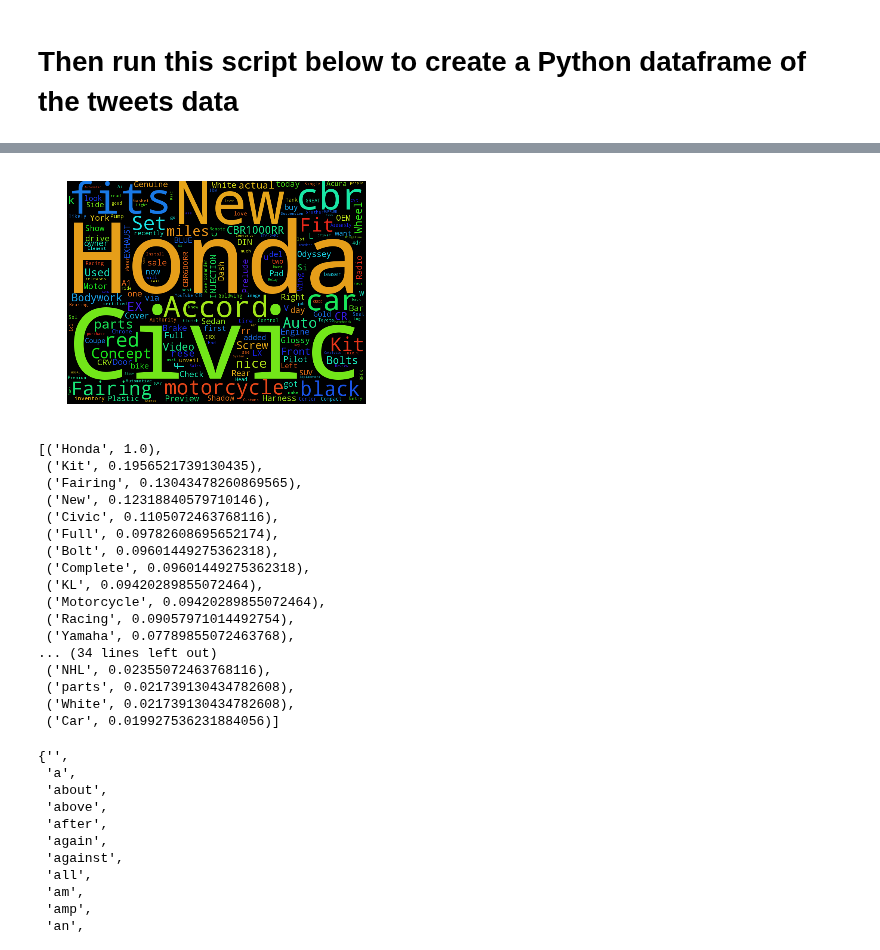
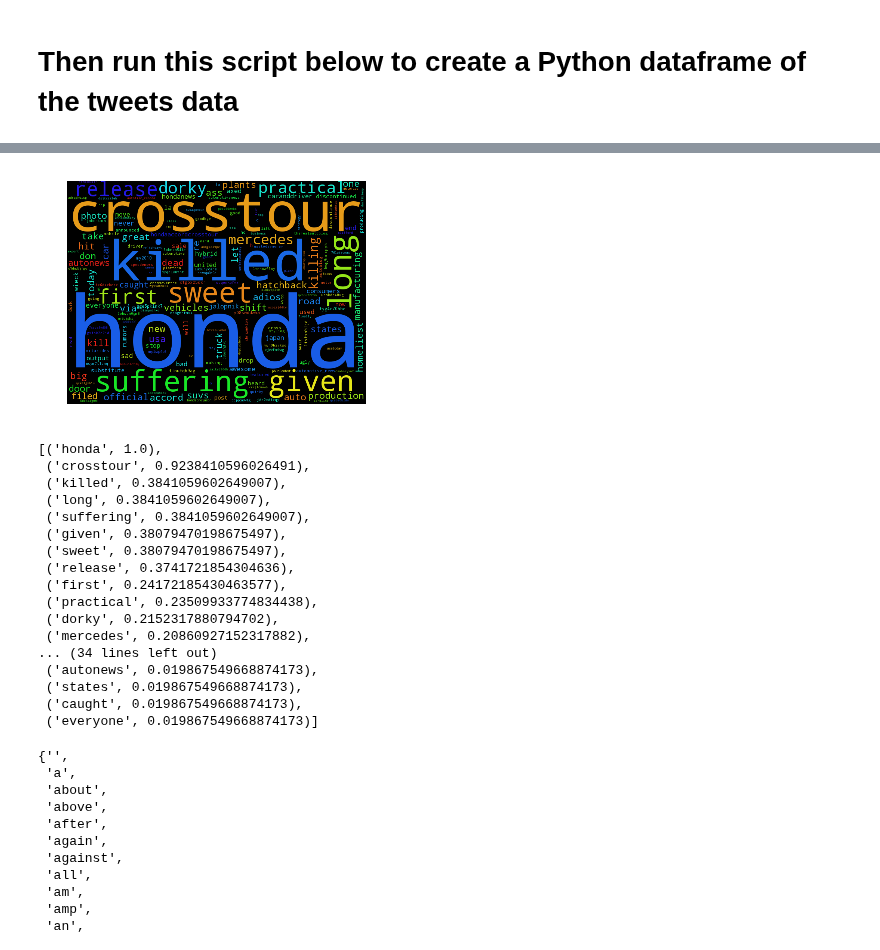
Before and after one commit to pybokeh/jupyter_notebooks, a Jupyter notebook: word_cloud/Mining_Twitter.ipynb, the cells around one changed output, grey strips where cells are left out. Cells and saved outputs as stored; diff of their text form; code cells hidden in the pictures.

```diff
--- a/word_cloud/Mining_Twitter.ipynb
+++ b/word_cloud/Mining_Twitter.ipynb
@@ -50,7 +50,7 @@ d = path.dirname('/home/pybokeh/temp/')
 #text = open(path.join(d, 'twitter_data.txt')).read()
 
 tweets_data = []
-tweets_file = open(path.join(d, 'honda.txt'),'r')
+tweets_file = open(path.join(d, 'honda_heritage.txt'),'r')
 for line in tweets_file:
     try:
         tweet = json.loads(line)
@@ -65,6 +65,6 @@ print(len(tweets_data))
 # %%
 tweets = pd.DataFrame()
-tweets['text']      = [tweet['text'] for tweet in tweets_data]
+tweets['text']      = [tweet['text'].lower() for tweet in tweets_data]
 tweets['lang']      = [tweet['lang'] for tweet in tweets_data]
 tweets['sample']      = [tweet['text'][:20] for tweet in tweets_data]
 tweets['retweeted'] = [tweet['retweeted'] for tweet in tweets_data]
@@ -72,3 +72,5 @@ tweets['retweeted'] = [tweet['retweeted'] for tweet in tweets_data]
 english_tweets = tweets[(tweets['lang']=='en') & (tweets['retweeted']==False)]
 # %%
 english_tweets = english_tweets.drop_duplicates(subset='text');
+# %%
+english_tweets = english_tweets[english_tweets['text'].str.contains('crosstour')]
@@ -94,55 +120,55 @@ additional_words = [
     'https',
     'co',
     't',
     'amp',
     's',
     'tcot',
     'de'
 ]
 
 for word in additional_words:
     STOPWORDS.add(word)
 
 # read the mask image
 # taken from
 # http://www.stencilry.org/stencils/movies/alice%20in%20wonderland/255fk.jpg
 #honda_mask = imread(path.join(d, "honda_logo_mask.png"), flatten=True)
 #wc = WordCloud(background_color="black", max_words=2000, mask=honda_mask, stopwords=STOPWORDS)
 
 wc = WordCloud(width=800, height=600).generate(text)
 
 # store to file
-wc.to_file(path.join(d, "loyal.png"))
+wc.to_file(path.join(d, "civic.png"))
 
 # show
 plt.imshow(wc)
 plt.axis("off")
 #plt.figure()
 #plt.imshow(honda_mask, cmap=plt.cm.gray)
 #plt.axis("off")
 plt.show()
 # %% [output]
-[figure, old version]
+[figure, new version]
 # %%
 wc.process_text(text)[:50]
 # %% [output]
-[('Honda', 1.0),
- ('Kit', 0.1956521739130435),
- ('Fairing', 0.13043478260869565),
- ('New', 0.12318840579710146),
- ('Civic', 0.1105072463768116),
- ('Full', 0.09782608695652174),
- ('Bolt', 0.09601449275362318),
- ('Complete', 0.09601449275362318),
- ('KL', 0.09420289855072464),
- ('Motorcycle', 0.09420289855072464),
- ('Racing', 0.09057971014492754),
- ('Yamaha', 0.07789855072463768),
+[('honda', 1.0),
+ ('crosstour', 0.9238410596026491),
+ ('killed', 0.3841059602649007),
+ ('long', 0.3841059602649007),
+ ('suffering', 0.3841059602649007),
+ ('given', 0.38079470198675497),
+ ('sweet', 0.38079470198675497),
+ ('release', 0.3741721854304636),
+ ('first', 0.24172185430463577),
+ ('practical', 0.23509933774834438),
+ ('dorky', 0.2152317880794702),
+ ('mercedes', 0.20860927152317882),
 ... (34 lines left out)
- ('NHL', 0.02355072463768116),
- ('parts', 0.021739130434782608),
- ('White', 0.021739130434782608),
- ('Car', 0.019927536231884056)]
+ ('autonews', 0.019867549668874173),
+ ('states', 0.019867549668874173),
+ ('caught', 0.019867549668874173),
+ ('everyone', 0.019867549668874173)]
 # %%
 STOPWORDS
 # %% [output]
```
Also changed, not shown: parts of 3 cells of this notebook.
